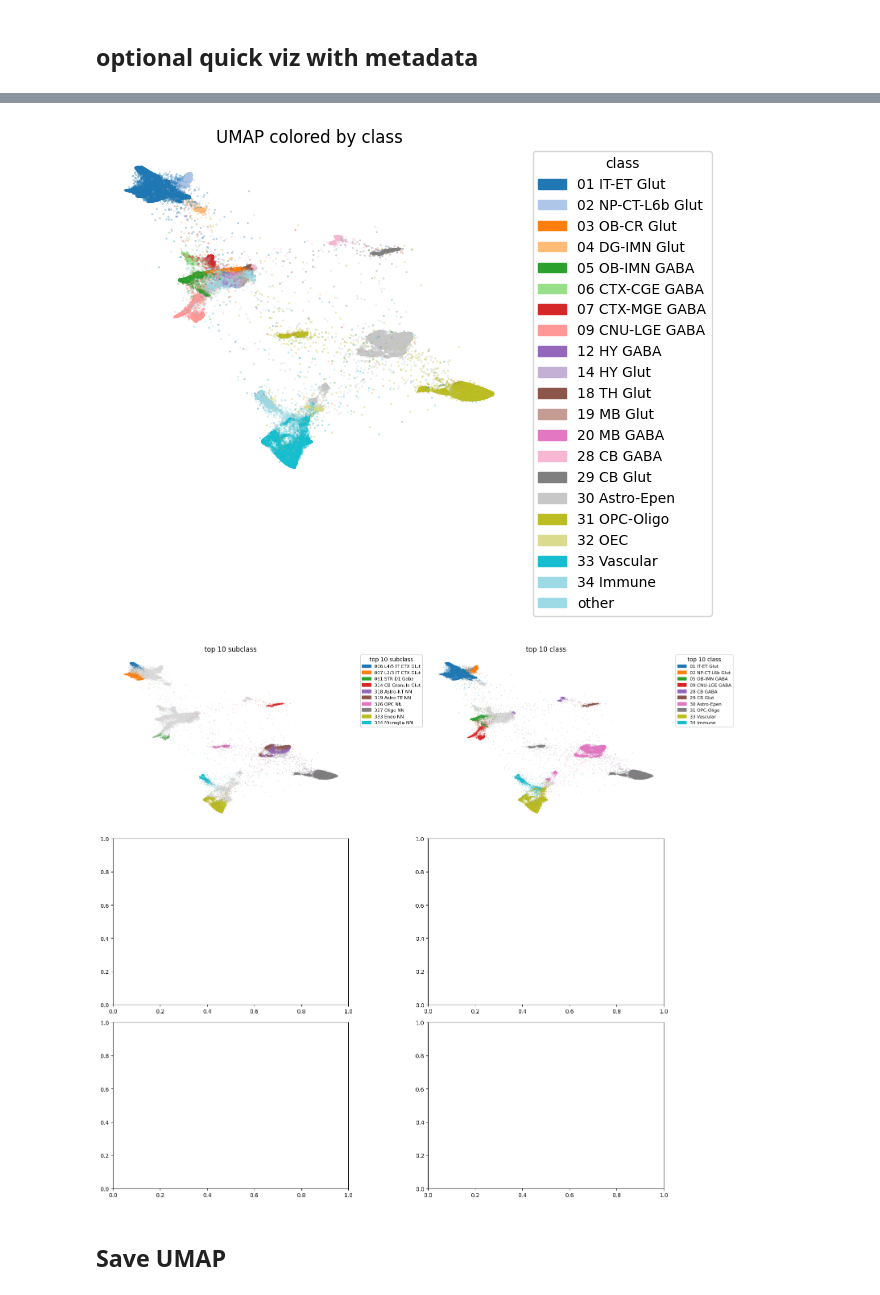
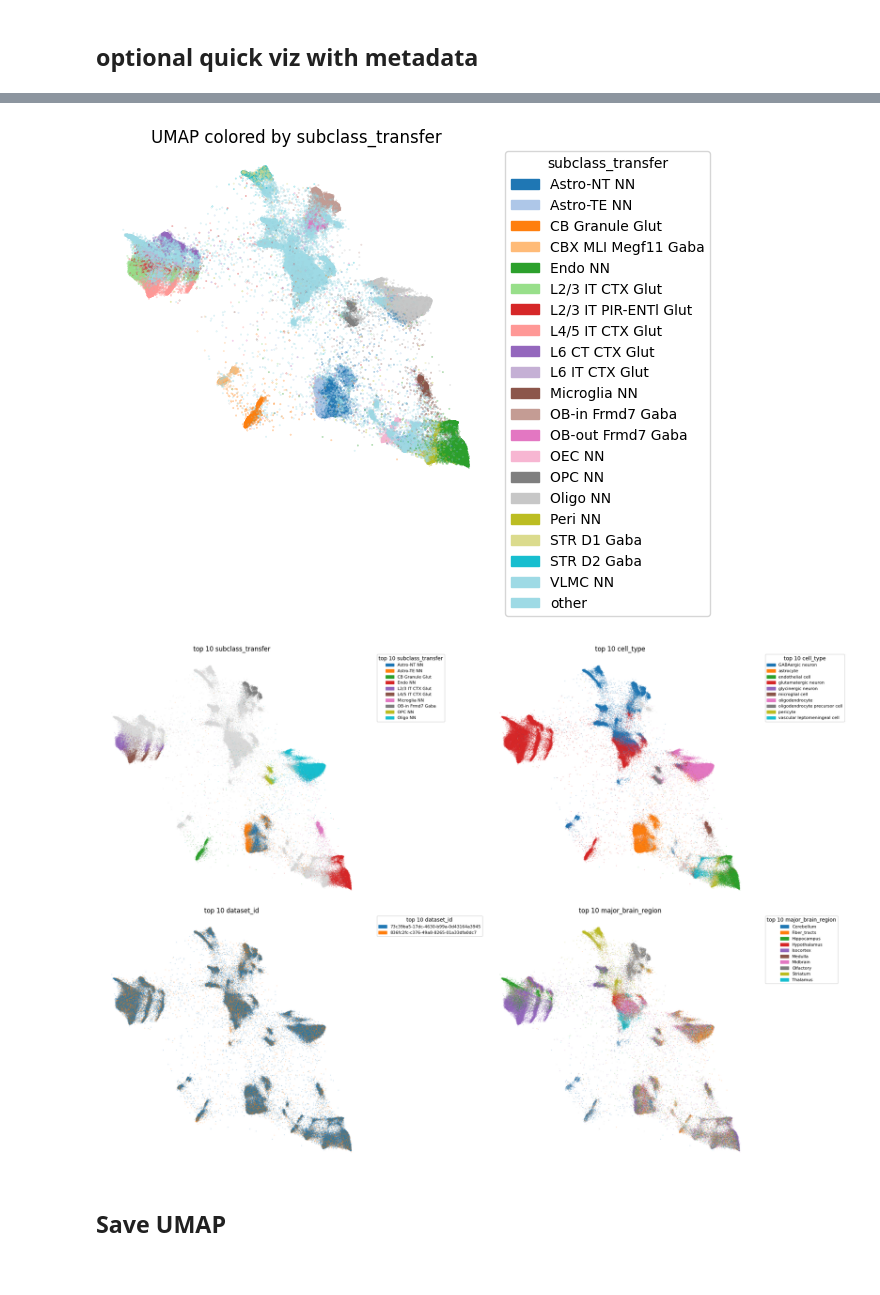
Before and after one commit to ucscBrainExplorer/FM_wrangling, a Jupyter notebook: 3_trainPUMAPmodel.ipynb, the cells around one changed output, grey strips where cells are left out. Cells and saved outputs as stored; diff of their text form; code cells hidden in the pictures.

```diff
--- a/3_trainPUMAPmodel.ipynb
+++ b/3_trainPUMAPmodel.ipynb
@@ -15,15 +15,16 @@ print(umap_pytorch.__file__)
 # %% [output]
 /mnt/efsUCE/umap_pytorch/umap_pytorch/__init__.py
 # %%
-results_dir = "/mnt/efsUCE/Zhuang-ABCA-1_shuffled"
+results_dir = "/mnt/efsUCE/Zhuang-ABCA-1-2_cxg_shuffled"
 
 embedding_h5_file = "pca.h5"
 embedding_h5_file_key = "pca"
-knn_outfile = "knn_30.npz"
+knn_outfile = "knn_30_ivfflat.npz"
 k = 10
+batch_size= 2048 #1024 #512, #256, #64, # gpu memory related
 
-existing_model_iteration = 10
-epochs = 10
+existing_model_iteration = 30
+epochs = 5
 # %% [markdown]
 ## Load Embedding back into memory
 # %%
@@ -84,7 +85,7 @@ else:
         random_state=None,
         lr=1e-3,
         epochs=epochs, #5,
-        batch_size= 512, #256, #64, # gpu memory related
+        batch_size= batch_size,
         num_workers=0, #10,
         num_gpus=1,
         match_nonparametric_umap=False, # Train network to match embeddings from non parametric umap,
@@ -183,7 +204,7 @@ import matplotlib.pyplot as plt
 import matplotlib.patches as mpatches
 from matplotlib.colors import Normalize
 
-metadata_feature = "class"
+metadata_feature = "subclass_transfer"
 
 colors = metadata[metadata_feature].iloc[subset_indices]
 
@@ -210,41 +231,41 @@ plt.title(f"UMAP colored by {metadata_feature}")
 plt.tight_layout()
 plt.show()
 # %% [output]
-[figure, old version]
+[figure, new version]
 # %%
 import matplotlib.pyplot as plt
 import matplotlib.patches as mpatches
 
-features = ["subclass", "class"]
+features = ["subclass_transfer", "cell_type","dataset_id","major_brain_region"]
 top_n = 10
 
-fig, axes = plt.subplots(3, 2, figsize=(16, 14))
+fig, axes = plt.subplots(2, 2, figsize=(20, 14))
 axes = axes.flatten()
 
 for ax, metadata_feature in zip(axes, features):
   colors = metadata[metadata_feature].iloc[subset_indices]
   top_cats = colors.value_counts().nlargest(top_n).index
   labels = colors.where(colors.isin(top_cats), other="other")
   unique_cats = [c for c in labels.astype('category').cat.categories if c != "other"]
 
   cmap = plt.get_cmap('tab10')
   color_map = {cat: cmap(i / top_n) for i, cat in enumerate(unique_cats)}
   color_map["other"] = (0.85, 0.85, 0.85, 0.3)
   point_colors = labels.map(color_map)
 
   ax.scatter(X_umap_pytorch[:, 0], X_umap_pytorch[:, 1],
              c=point_colors, alpha=0.5, s=0.1)
 
   patches = [mpatches.Patch(color=color_map[cat], label=cat) for cat in unique_cats]
   ax.legend(handles=patches, markerscale=5, title=f"top {top_n} {metadata_feature}",
             bbox_to_anchor=(1.05, 1), loc='upper left', borderaxespad=0, fontsize=8)
   ax.axis('off')
   ax.set_title(f"top {top_n} {metadata_feature}")
 
 plt.tight_layout()
 plt.show()
 # %% [output]
-[figure, old version]
+[figure, new version]
 # %% [markdown]
 ## Save UMAP
 # %%
```
Also changed, not shown: parts of 12 cells of this notebook, 6 other files.
